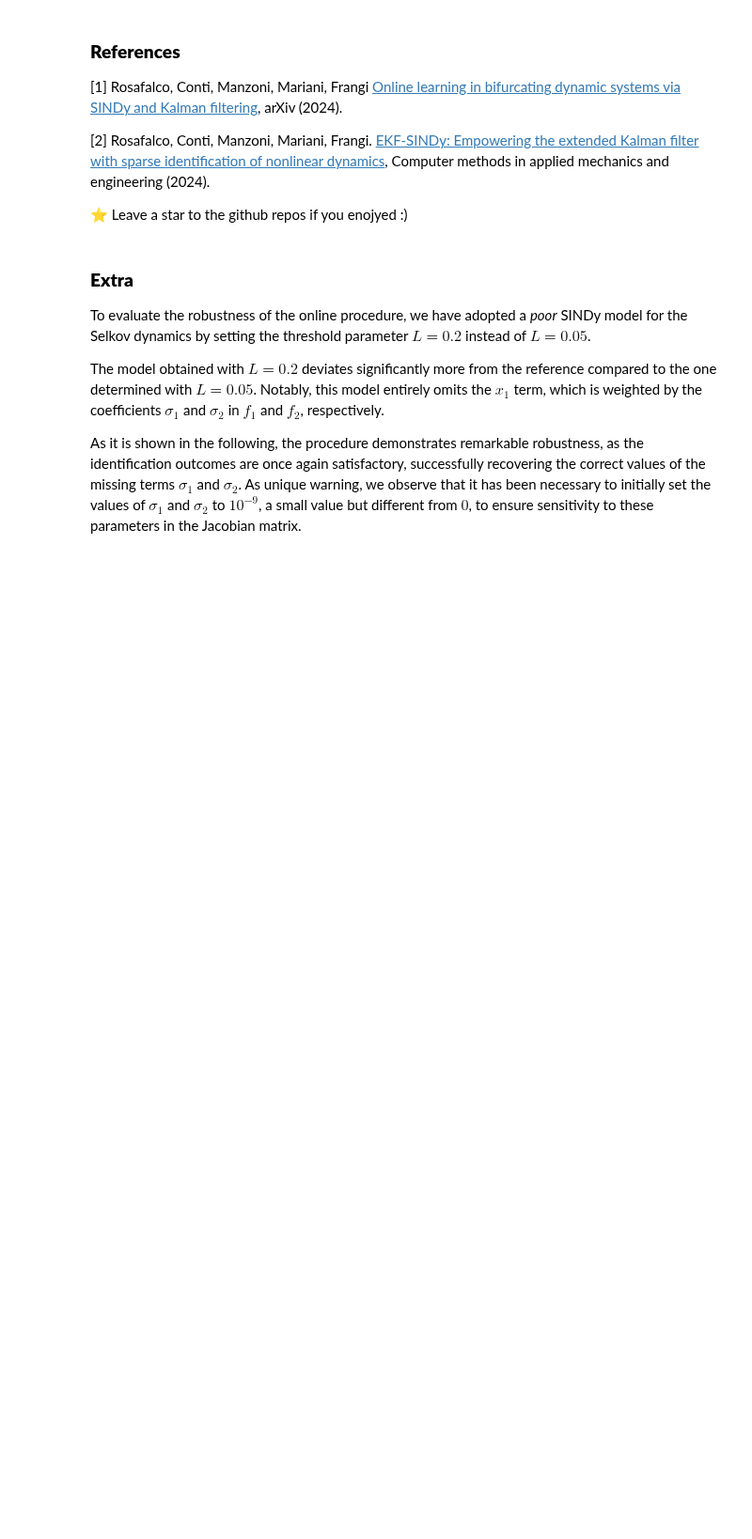
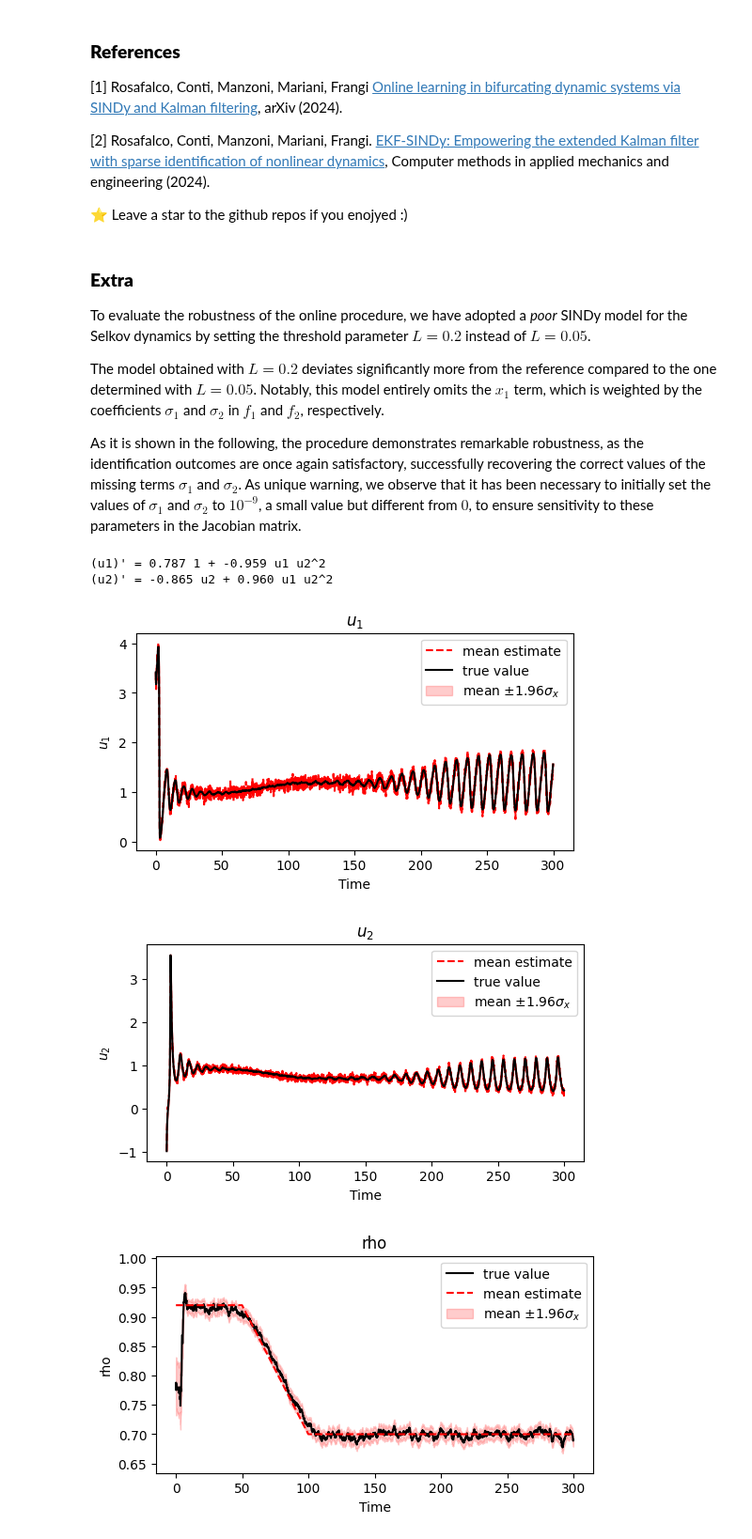
Before and after one commit to ContiPaolo/EKF-SINDy, a Jupyter notebook: SelkovModel_OnlineLearning.ipynb, the cells around one changed output. Shown at 94% size. Cells and saved outputs as stored; diff of their text form; code cells hidden in the pictures; blank space fills up the shorter version.

```diff
--- a/SelkovModel_OnlineLearning.ipynb
+++ b/SelkovModel_OnlineLearning.ipynb
@@ -506,9 +507,9 @@ eqOfInterestOut = []
 takeOutEntries = []
 
 # Construct the matrix of coefficients to be monitored $\tilde{\Xi}$
-B_map, unique_terms, sindy_terms, term_names, A, sindy_derivatives_u1, sindy_derivatives_u2 = extract_coefficients(coeffs, keepEntries, eqOfInterest)
+B_map, unique_terms, sindy_terms, term_names, A, sindy_derivatives_u1, sindy_derivatives_u2 = extract_coefficients(coeffs, keepEntries, eqOfInterest,sindy_library, sindy_library_names, sindy_library_du1, sindy_library_du2, n_eqs)
 # Construct the matrix of coefficients to keep frozen $\Xi_0$
-B_map_out, unique_terms_out, sindy_terms_out, term_names_out, A_out, sindy_derivatives_u1_out, sindy_derivatives_u2_out = extract_coefficients(coeffs, takeOutEntries, eqOfInterestOut)
+B_map_out, unique_terms_out, sindy_terms_out, term_names_out, A_out, sindy_derivatives_u1_out, sindy_derivatives_u2_out = extract_coefficients(coeffs, takeOutEntries, eqOfInterestOut, sindy_library, sindy_library_names, sindy_library_du1, sindy_library_du2, n_eqs)\
 
 
 # %% Filter tuning
@@ -522,34 +523,39 @@ q_param = [5e-6, 1e-9, 1e-10, 1e-11, 1e-9, 1e-12] # rho, sigma_1, b122_1, sigma_
 
 # ******************************************************************************************
 
 # Initializations
 xhat_hist, obs_hist, P_hist, xhat_piu_sigma_hist, xhat_meno_sigma_hist = [], [], [], [], []
 
 # Initialize covariance matrix
 P = np.identity(N_x + N_param)
 P[:N_xu, :N_xu] = P[:N_xu, :N_xu] * p0_u
 for param_idx in np.arange(N_param):
     P[N_xu + param_idx, N_xu + param_idx] = P[N_xu + param_idx, N_xu + param_idx] * p0_param[param_idx]
 
 # Initialize process noise matrix
 Q = np.identity(N_x + N_param)
 Q[0, 0] = Q[0, 0] * q_u_1
 Q[1, 1] = Q[1, 1] * q_u_2
 for param_idx in np.arange(N_param):
     Q[N_xu + param_idx, N_xu + param_idx] = Q[N_xu + param_idx, N_xu + param_idx] * q_param[param_idx]
 
 # Define an identity matrix of the same size as the number of state variables
 I = np.identity(N_x + N_param)
 
 # Copy the transition and observation coefficient matrices for updates
 Aupd = copy.copy(A)
 h_coeffs_upd = copy.copy(h_coeffs)
 
 # ######################      Online EKF-SINDy     ######################
-Aupd,xhat,P,Q,xhat_taxis,obs_taxis,P_taxis,xhat_taxis_piu_sigma,xhat_taxis_meno_sigma = ekf_sindy(X,Aupd,A_out,h_coeffs_upd,system,P,Q,I,Nt_analysis)
+Aupd,xhat,P,Q,xhat_taxis,obs_taxis,P_taxis,xhat_taxis_piu_sigma,xhat_taxis_meno_sigma = ekf_sindy(X,Aupd,A_out,h_coeffs_upd,system,P,Q,I,Nt_analysis, n_eqs, eqOfInterest)
 
 # %% Plot outcomes
-t_axis, rho_step = plot_outcomes(t, X, xhat_taxis, xhat_taxis_piu_sigma, xhat_taxis_meno_sigma, obs_taxis, N_x, N_param, true_coeff, coeff_names)
-plot_outcomes(t_axis, X_data_obs, xhat_taxis, xhat_taxis_piu_sigma, xhat_taxis_meno_sigma, obs_taxis, N_x, N_param, true_coeff, coeff_names, system, ntsp, ntst , t)
+t_axis, rho_step = plot_outcomes(t, X, xhat_taxis, xhat_taxis_piu_sigma, xhat_taxis_meno_sigma, obs_taxis, N_x, N_param, true_coeff, coeff_names, system, ntsp, ntst)
 # %% Plot phase space
-plot_phase_space(t, X, xhat_taxis, xhat_taxis_piu_sigma, xhat_taxis_meno_sigma, obs_taxis, N_x, plot_equil, plot_bounds, true_coeff)
+plot_phase_space(t, X, xhat_taxis, xhat_taxis_piu_sigma, xhat_taxis_meno_sigma, N_x, plot_equil, plot_bounds, true_coeff, ntsp, ntst)
+# %% [output]
+(u1)' = 0.787 1 + -0.959 u1 u2^2
+(u2)' = -0.865 u2 + 0.960 u1 u2^2
+[figure, added]
+[figure, added]
+[figure, added]
```
Also changed, not shown: parts of 2 cells of this notebook.
